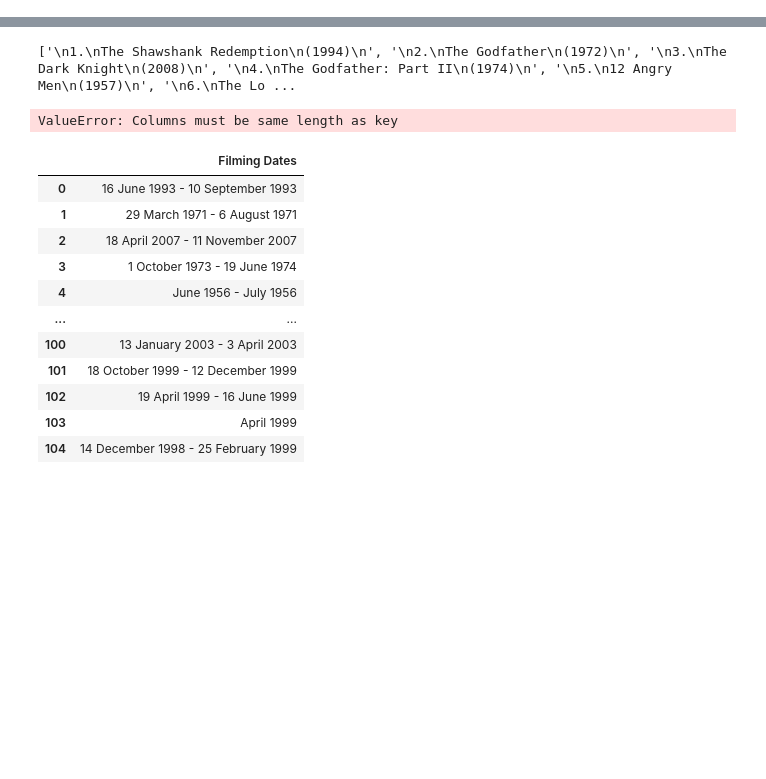
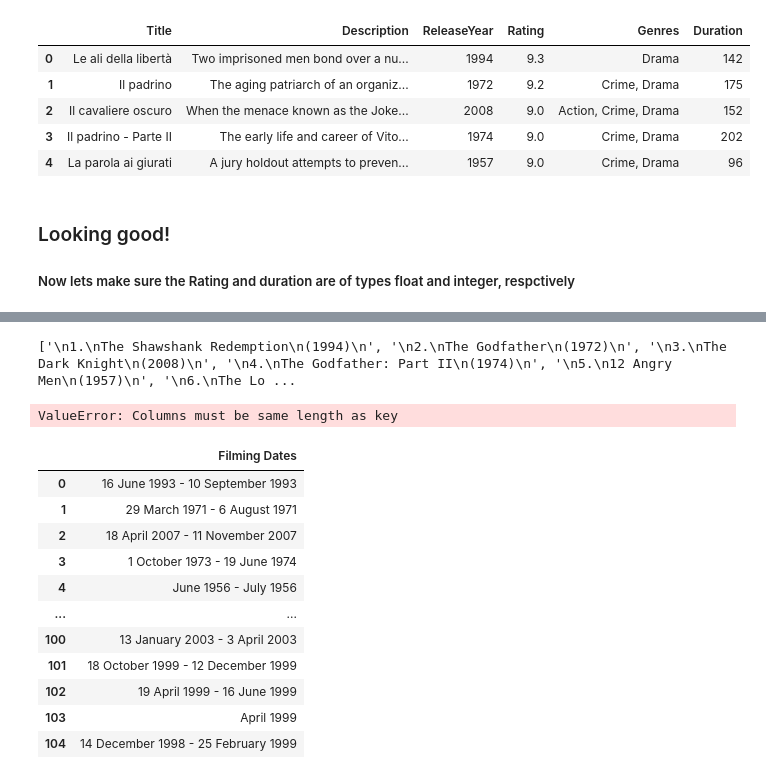
Before and after one commit to gyasis/ai-fall-exercises, a Jupyter notebook: M1/d10/project/Main_Info.ipynb, the cells around one changed output, grey strips where cells are left out. Cells and saved outputs as stored; diff of their text form; code cells hidden in the pictures; blank space fills up the shorter version.

```diff
--- a/M1/d10/project/Main_Info.ipynb
+++ b/M1/d10/project/Main_Info.ipynb
@@ -42,0 +89,15 @@ NameError: name 'i' is not defined
+# %%
+df.replace("\n","", regex=True, inplace=True)
+df.ReleaseYear.replace(("\D"),"", regex=True, inplace=True)
+df.Duration.replace(("\D"),"", regex=True, inplace=True)
+df.head(5)
+# %% [output]
+|  | Title | Description | ReleaseYear | Rating | Genres | Duration |
+| 0 | Le ali della libertà | Two imprisoned men bond over a nu... | 1994 | 9.3 | Drama | 142 |
+| 1 | Il padrino | The aging patriarch of an organiz... | 1972 | 9.2 | Crime, Drama | 175 |
+| 2 | Il cavaliere oscuro | When the menace known as the Joke... | 2008 | 9.0 | Action, Crime, Drama | 152 |
+| 3 | Il padrino - Parte II | The early life and career of Vito... | 1974 | 9.0 | Crime, Drama | 202 |
+| 4 | La parola ai giurati | A jury holdout attempts to preven... | 1957 | 9.0 | Crime, Drama | 96 |
+# %% [markdown]
+### Looking good!
+##### Now lets make sure the Rating and duration are of types float and integer, respctively
```
Also changed, not shown: parts of 16 cells of this notebook, 2 other files.
